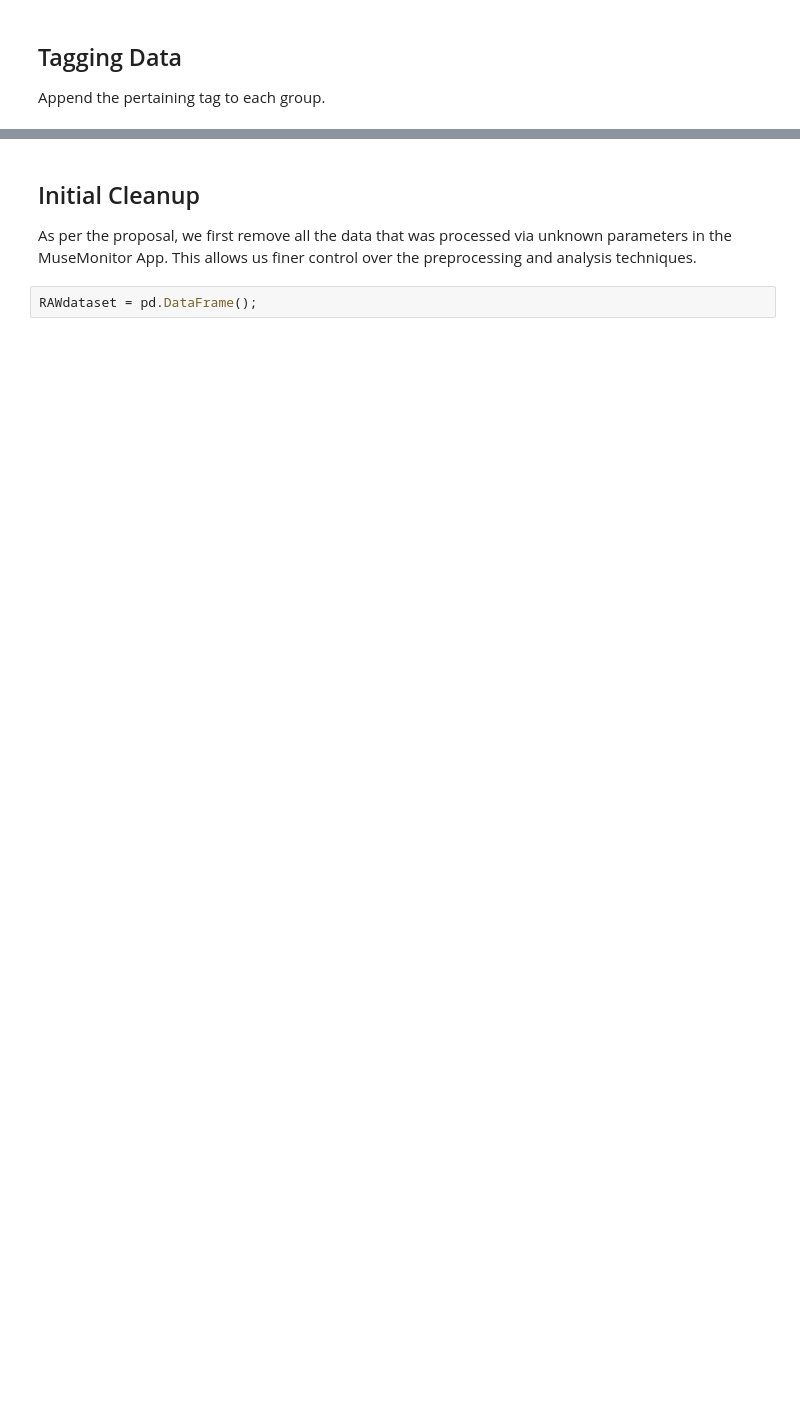
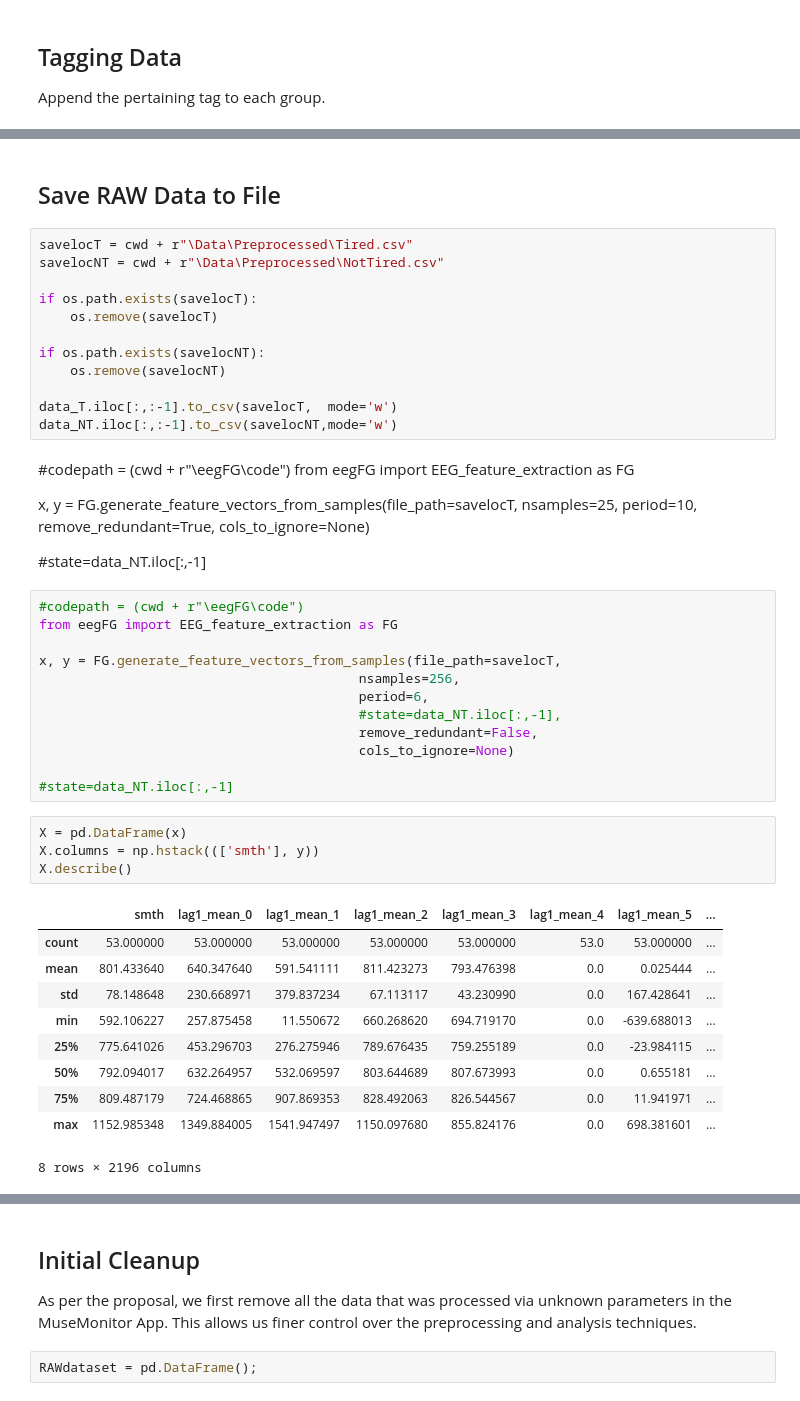
Before and after one commit to musahabib/WorkerFatigue_EEG_ML, a Jupyter notebook: Notebook.ipynb, the cells around one changed output, grey strips where cells are left out. Saved outputs shown, nothing was run; the diff lists cells and outputs as text; blank space fills up the shorter version.

```diff
--- a/Notebook.ipynb
+++ b/Notebook.ipynb
@@ -160,0 +237,52 @@ Append the pertaining tag to each group.
+# %% [markdown]
+## Save RAW Data to File
+# %%
+savelocT = cwd + r"\Data\Preprocessed\Tired.csv"
+savelocNT = cwd + r"\Data\Preprocessed\NotTired.csv"
+
+if os.path.exists(savelocT):
+    os.remove(savelocT)
+
+if os.path.exists(savelocNT):
+    os.remove(savelocNT)
+
+data_T.iloc[:,:-1].to_csv(savelocT,  mode='w')
+data_NT.iloc[:,:-1].to_csv(savelocNT,mode='w')
+# %% [markdown]
+#codepath = (cwd + r"\eegFG\code")
+from eegFG import EEG_feature_extraction as FG
+
+x, y = FG.generate_feature_vectors_from_samples(file_path=savelocT,
+                                         nsamples=25,
+                                         period=10,
+                                         remove_redundant=True,
+                                         cols_to_ignore=None)
+
+#state=data_NT.iloc[:,-1]
+# %%
+#codepath = (cwd + r"\eegFG\code")
+from eegFG import EEG_feature_extraction as FG
+
+x, y = FG.generate_feature_vectors_from_samples(file_path=savelocT,
+                                         nsamples=256,
+                                         period=6,
+                                         #state=data_NT.iloc[:,-1],
+                                         remove_redundant=False,
+                                         cols_to_ignore=None)
+
+#state=data_NT.iloc[:,-1]
+# %%
+X = pd.DataFrame(x)
+X.columns = np.hstack((['smth'], y))
+X.describe()
+# %% [output]
+|  | smth | lag1_mean_0 | lag1_mean_1 | lag1_mean_2 | lag1_mean_3 | lag1_mean_4 | lag1_mean_5 | ... |
+| count | 53.000000 | 53.000000 | 53.000000 | 53.000000 | 53.000000 | 53.0 | 53.000000 | ... |
+| mean | 801.433640 | 640.347640 | 591.541111 | 811.423273 | 793.476398 | 0.0 | 0.025444 | ... |
+| std | 78.148648 | 230.668971 | 379.837234 | 67.113117 | 43.230990 | 0.0 | 167.428641 | ... |
+| min | 592.106227 | 257.875458 | 11.550672 | 660.268620 | 694.719170 | 0.0 | -639.688013 | ... |
+| 25% | 775.641026 | 453.296703 | 276.275946 | 789.676435 | 759.255189 | 0.0 | -23.984115 | ... |
+| 50% | 792.094017 | 632.264957 | 532.069597 | 803.644689 | 807.673993 | 0.0 | 0.655181 | ... |
+| 75% | 809.487179 | 724.468865 | 907.869353 | 828.492063 | 826.544567 | 0.0 | 11.941971 | ... |
+| max | 1152.985348 | 1349.884005 | 1541.947497 | 1150.097680 | 855.824176 | 0.0 | 698.381601 | ... |
+8 rows × 2196 columns
```
Also changed, not shown: parts of 16 cells of this notebook, 5 other files.
